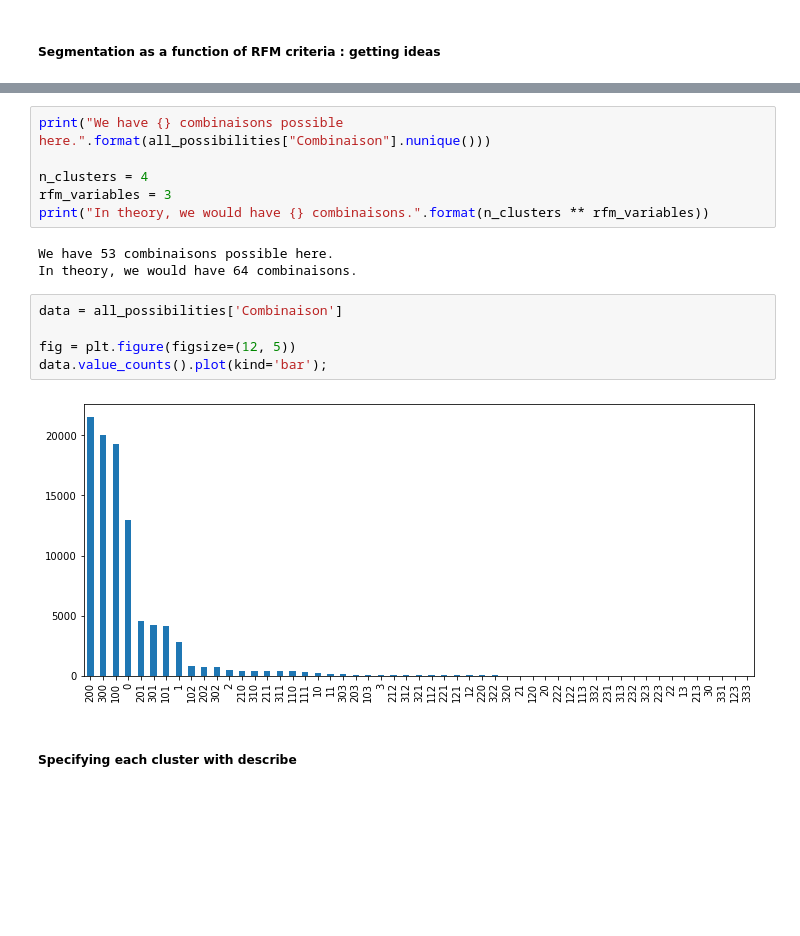
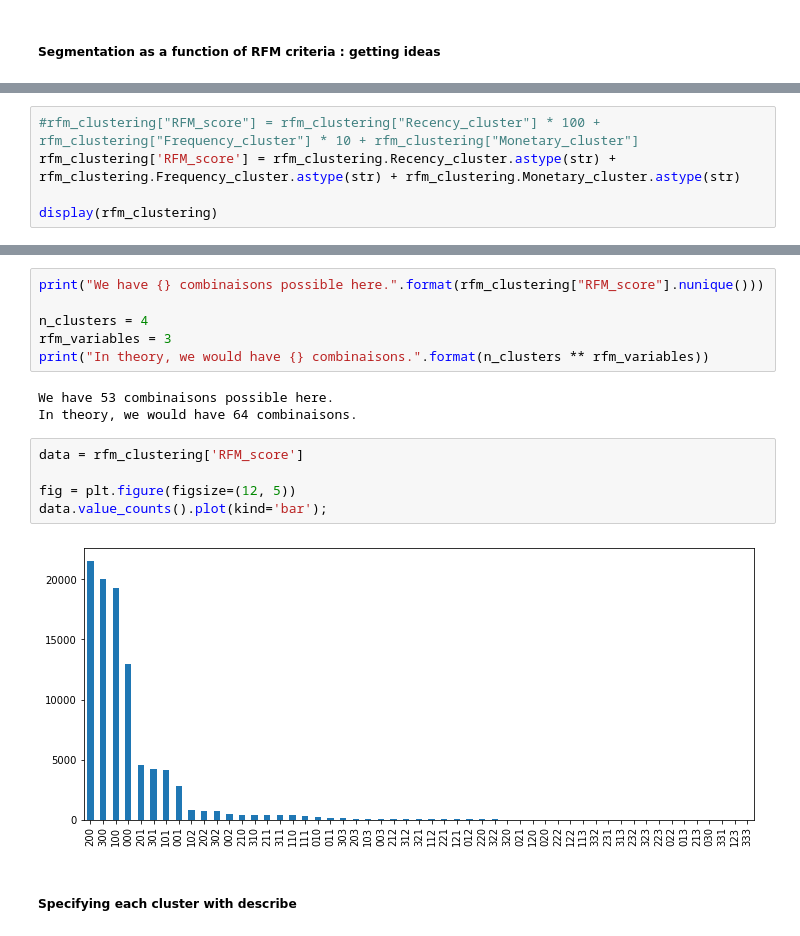
Before and after one commit to oumeima-elgharbi/P5_Data_Science_OpenClassrooms, a Jupyter notebook: P5_02_essais.ipynb, the cells around one changed output, grey strips where cells are left out. Drawn from its saved outputs; the diff is of its cells as text; blank space fills up the shorter version.

```diff
--- a/P5_02_essais.ipynb
+++ b/P5_02_essais.ipynb
@@ -552,0 +514,5 @@ dtype: int64
+# %%
+#rfm_clustering["RFM_score"] = rfm_clustering["Recency_cluster"] * 100 + rfm_clustering["Frequency_cluster"] * 10 + rfm_clustering["Monetary_cluster"]
+rfm_clustering['RFM_score'] = rfm_clustering.Recency_cluster.astype(str) + rfm_clustering.Frequency_cluster.astype(str) + rfm_clustering.Monetary_cluster.astype(str)
+
+display(rfm_clustering)
@@ -553,5 +553,5 @@ dtype: int64
 # %%
-print("We have {} combinaisons possible here.".format(all_possibilities["Combinaison"].nunique()))
+print("We have {} combinaisons possible here.".format(rfm_clustering["RFM_score"].nunique()))
 
 n_clusters = 4
 rfm_variables = 3
@@ -560,12 +560,12 @@ print("In theory, we would have {} combinaisons.".format(n_clusters ** rfm_varia
 We have 53 combinaisons possible here.
 In theory, we would have 64 combinaisons.
 # %%
-data = all_possibilities['Combinaison']
+data = rfm_clustering['RFM_score']
 
 fig = plt.figure(figsize=(12, 5))
 data.value_counts().plot(kind='bar');
 # %% [output]
-[figure, old version]
+[figure, new version]
 # %% [markdown]
 ##### Specifying each cluster with describe
 # %%
```
Also changed, not shown: parts of 16 cells of this notebook.
